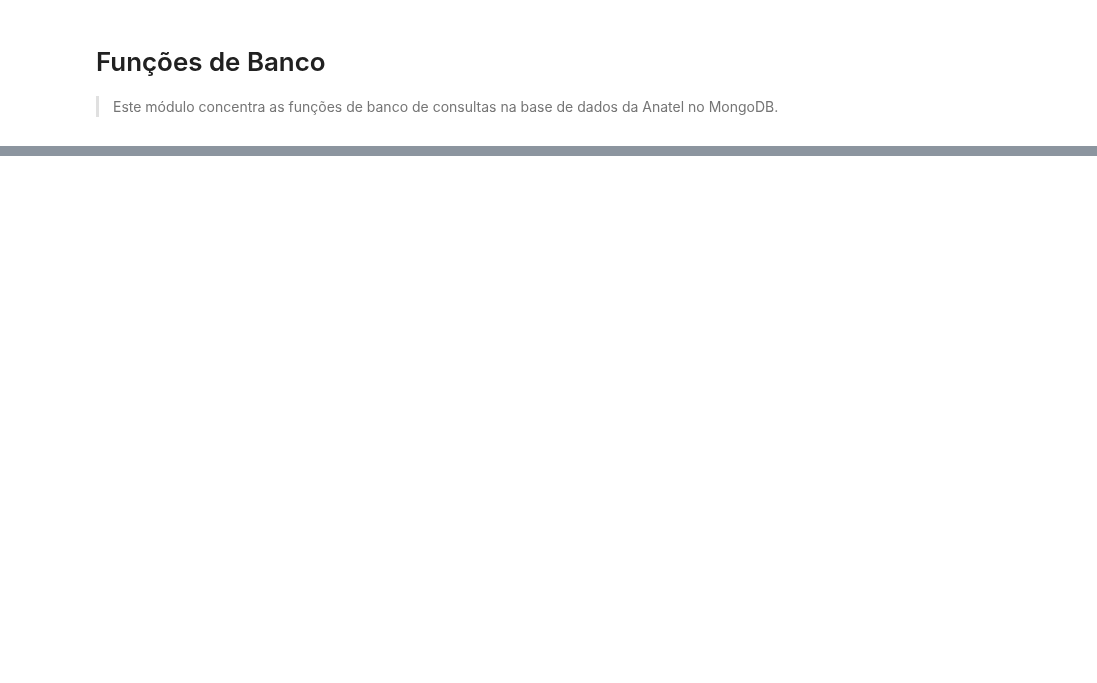
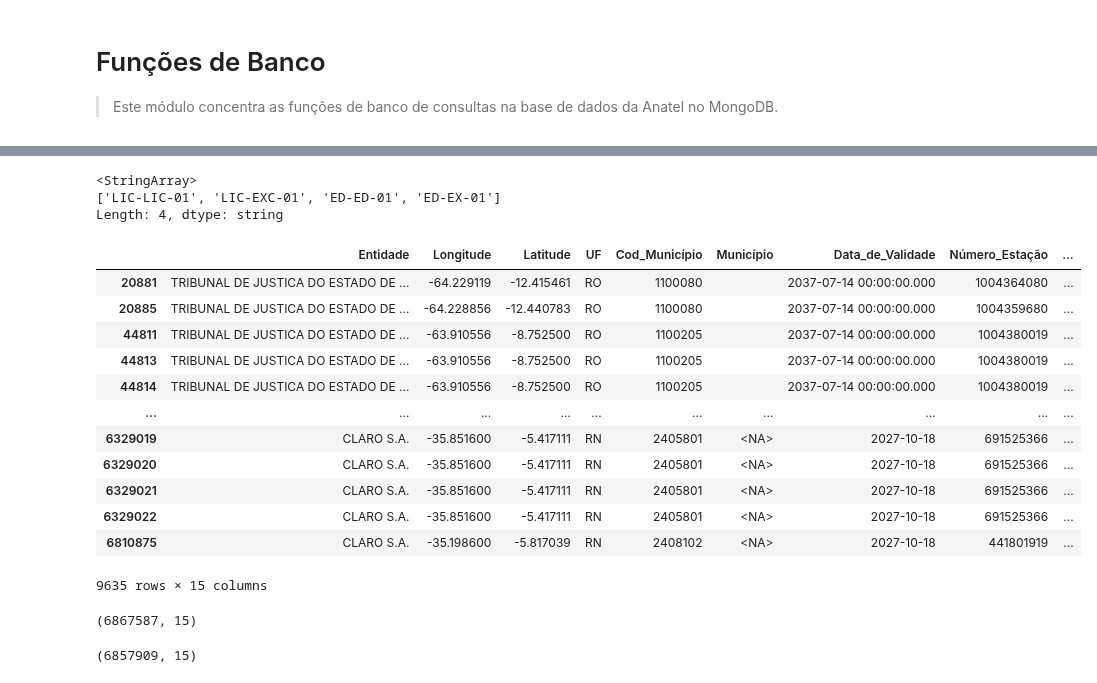
Before and after one commit to ronaldokun/anateldb, a Jupyter notebook: nbs/functionsdb.ipynb, the cells around one changed output, grey strips where cells are left out. Saved outputs shown, nothing was run; the diff lists cells and outputs as text; code cells hidden in the pictures; blank space fills up the shorter version.

```diff
--- a/nbs/functionsdb.ipynb
+++ b/nbs/functionsdb.ipynb
@@ -220,0 +181,4 @@ df[df.len_designacao == 9]
+# %%
+df = df.reset_index(drop=True)
+# %%
+df.loc[:, ['Largura_Emissão', 'Classe_Emissão']]  = df.Designacao_Emissão.apply(parse_bw).tolist()
@@ -220,0 +203,26 @@ df[df.len_designacao == 9]
+# %%
+df.Status.unique()
+# %% [output]
+<StringArray>
+['LIC-LIC-01', 'LIC-EXC-01', 'ED-ED-01', 'ED-EX-01']
+Length: 4, dtype: string
+# %%
+df[df.Status == 'LIC-EXC-01']
+# %% [output]
+|  | Entidade | Longitude | Latitude | UF | Cod_Município | Município | Data_de_Validade | Número_Estação | ... |
+| 20881 | TRIBUNAL DE JUSTICA DO ESTADO DE ... | -64.229119 | -12.415461 | RO | 1100080 |  | 2037-07-14 00:00:00.000 | 1004364080 | ... |
+| 20885 | TRIBUNAL DE JUSTICA DO ESTADO DE ... | -64.228856 | -12.440783 | RO | 1100080 |  | 2037-07-14 00:00:00.000 | 1004359680 | ... |
+| 44811 | TRIBUNAL DE JUSTICA DO ESTADO DE ... | -63.910556 | -8.752500 | RO | 1100205 |  | 2037-07-14 00:00:00.000 | 1004380019 | ... |
+| 44813 | TRIBUNAL DE JUSTICA DO ESTADO DE ... | -63.910556 | -8.752500 | RO | 1100205 |  | 2037-07-14 00:00:00.000 | 1004380019 | ... |
+| 44814 | TRIBUNAL DE JUSTICA DO ESTADO DE ... | -63.910556 | -8.752500 | RO | 1100205 |  | 2037-07-14 00:00:00.000 | 1004380019 | ... |
+| ... | ... | ... | ... | ... | ... | ... | ... | ... | ... |
+| 6329019 | CLARO S.A. | -35.851600 | -5.417111 | RN | 2405801 | <NA> | 2027-10-18 | 691525366 | ... |
+| 6329020 | CLARO S.A. | -35.851600 | -5.417111 | RN | 2405801 | <NA> | 2027-10-18 | 691525366 | ... |
+| 6329021 | CLARO S.A. | -35.851600 | -5.417111 | RN | 2405801 | <NA> | 2027-10-18 | 691525366 | ... |
+| 6329022 | CLARO S.A. | -35.851600 | -5.417111 | RN | 2405801 | <NA> | 2027-10-18 | 691525366 | ... |
+| 6810875 | CLARO S.A. | -35.198600 | -5.817039 | RN | 2408102 | <NA> | 2027-10-18 | 441801919 | ... |
+9635 rows × 15 columns
+# %%
+df.shape
+# %% [output]
+(6867587, 15)
@@ -220,0 +231,4 @@ df[df.len_designacao == 9]
+# %%
+df.shape
+# %% [output]
+(6857909, 15)
```
Also changed, not shown: parts of 27 cells of this notebook, 8 other files.
